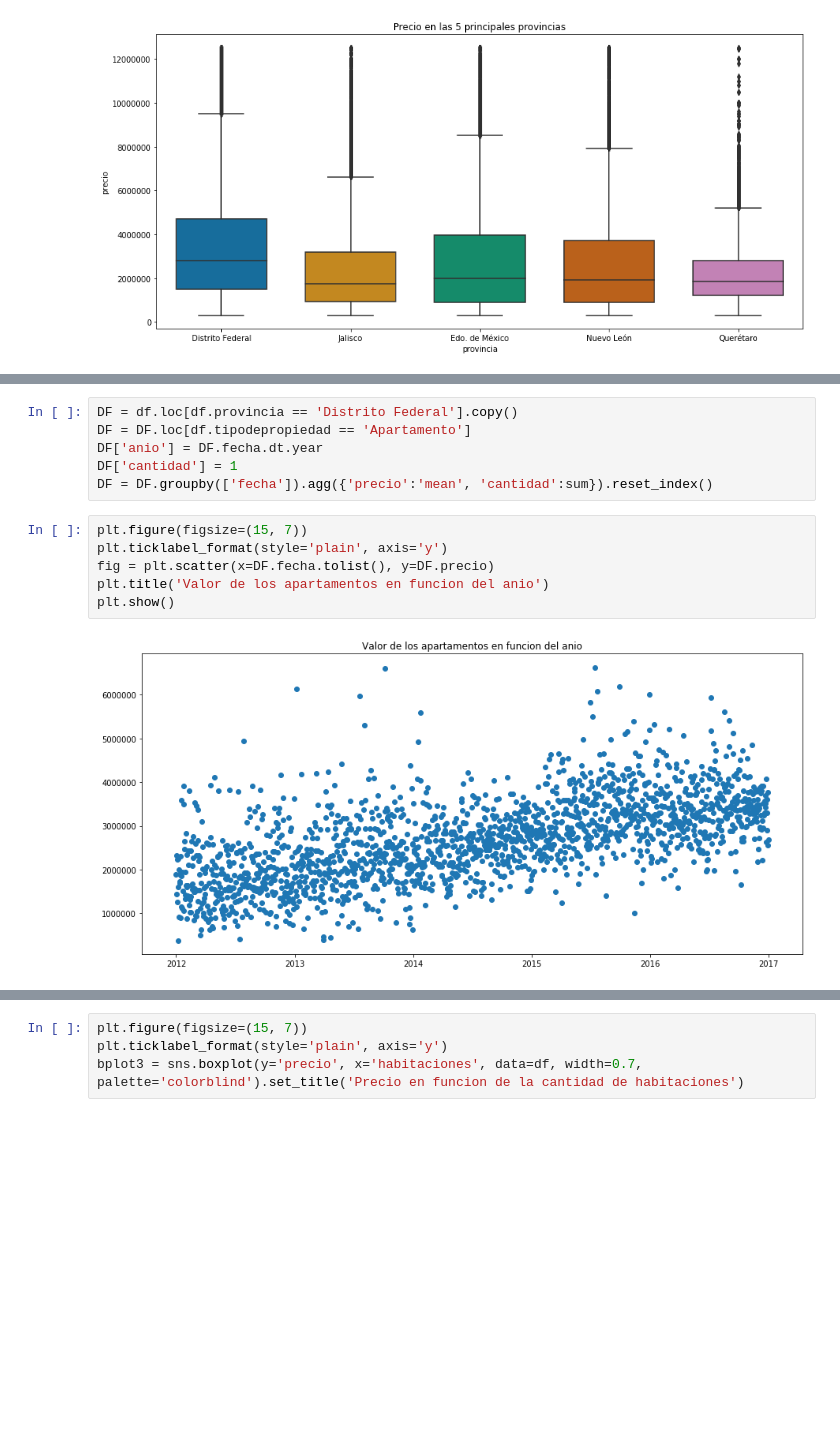
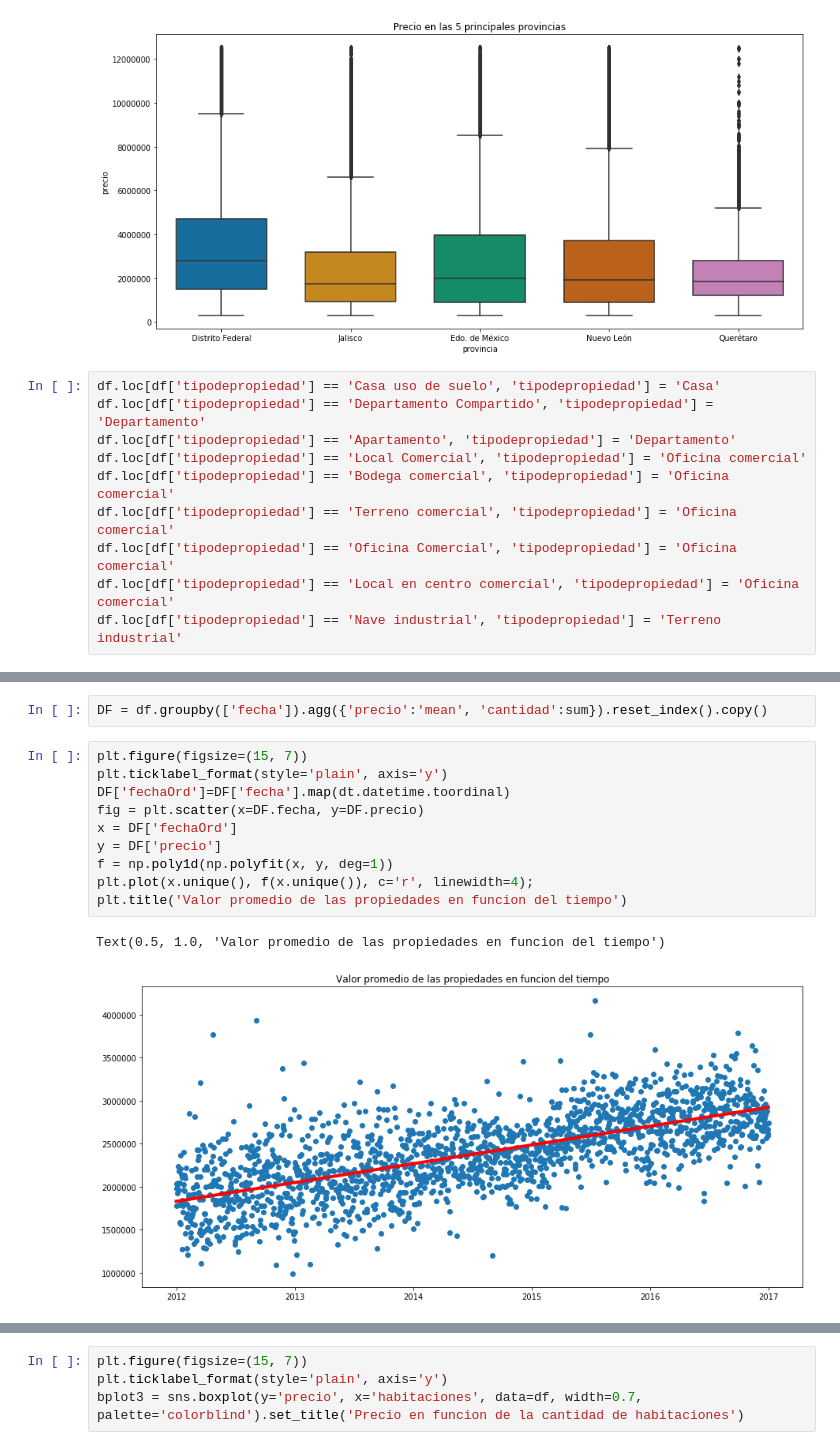
Before and after one commit to Manuel-Sturla/TP1-Datos, a Jupyter notebook: Analisis_precio_Diego.ipynb, the cells around one changed output, grey strips where cells are left out. Cells and saved outputs as stored; diff of their text form; blank space fills up the shorter version.

```diff
--- a/Analisis_precio_Diego.ipynb
+++ b/Analisis_precio_Diego.ipynb
@@ -33,6 +46,16 @@ plt.ticklabel_format(style='plain', axis='y')
 bplot = sns.boxplot(y='precio', x='provincia', data=principalesDF, width=0.7, palette="colorblind").set_title("Precio en las 5 principales provincias")
 # %% [output]
 [figure]
+# %%
+df.loc[df['tipodepropiedad'] == 'Casa uso de suelo', 'tipodepropiedad'] = 'Casa'
+df.loc[df['tipodepropiedad'] == 'Departamento Compartido', 'tipodepropiedad'] = 'Departamento'
+df.loc[df['tipodepropiedad'] == 'Apartamento', 'tipodepropiedad'] = 'Departamento'
+df.loc[df['tipodepropiedad'] == 'Local Comercial', 'tipodepropiedad'] = 'Oficina comercial'
+df.loc[df['tipodepropiedad'] == 'Bodega comercial', 'tipodepropiedad'] = 'Oficina comercial'
+df.loc[df['tipodepropiedad'] == 'Terreno comercial', 'tipodepropiedad'] = 'Oficina comercial'
+df.loc[df['tipodepropiedad'] == 'Oficina Comercial', 'tipodepropiedad'] = 'Oficina comercial'
+df.loc[df['tipodepropiedad'] == 'Local en centro comercial', 'tipodepropiedad'] = 'Oficina comercial'
+df.loc[df['tipodepropiedad'] == 'Nave industrial', 'tipodepropiedad'] = 'Terreno industrial'
 # %%
 df.groupby('tipodepropiedad').agg({'cantidad':sum}).plot(kind='bar')
 # %% [output]
@@ -50,14 +98,15 @@ bplot2 = sns.boxplot(y='precio', x='tipodepropiedad', data=principalesProp, widt
 # %%
-DF = df.loc[df.provincia == 'Distrito Federal'].copy()
-DF = DF.loc[df.tipodepropiedad == 'Apartamento']
-DF['anio'] = DF.fecha.dt.year
-DF['cantidad'] = 1
-DF = DF.groupby(['fecha']).agg({'precio':'mean', 'cantidad':sum}).reset_index()
+DF = df.groupby(['fecha']).agg({'precio':'mean', 'cantidad':sum}).reset_index().copy()
 # %%
 plt.figure(figsize=(15, 7))
 plt.ticklabel_format(style='plain', axis='y')
-fig = plt.scatter(x=DF.fecha.tolist(), y=DF.precio)
-plt.title('Valor de los apartamentos en funcion del anio')
-plt.show()
+DF['fechaOrd']=DF['fecha'].map(dt.datetime.toordinal)
+fig = plt.scatter(x=DF.fecha, y=DF.precio)
+x = DF['fechaOrd']
+y = DF['precio']
+f = np.poly1d(np.polyfit(x, y, deg=1))
+plt.plot(x.unique(), f(x.unique()), c='r', linewidth=4);
+plt.title('Valor promedio de las propiedades en funcion del tiempo')
 # %% [output]
+Text(0.5, 1.0, 'Valor promedio de las propiedades en funcion del tiempo')
-[figure, old version]
+[figure, new version]
```
Also changed, not shown: parts of 23 cells of this notebook.
